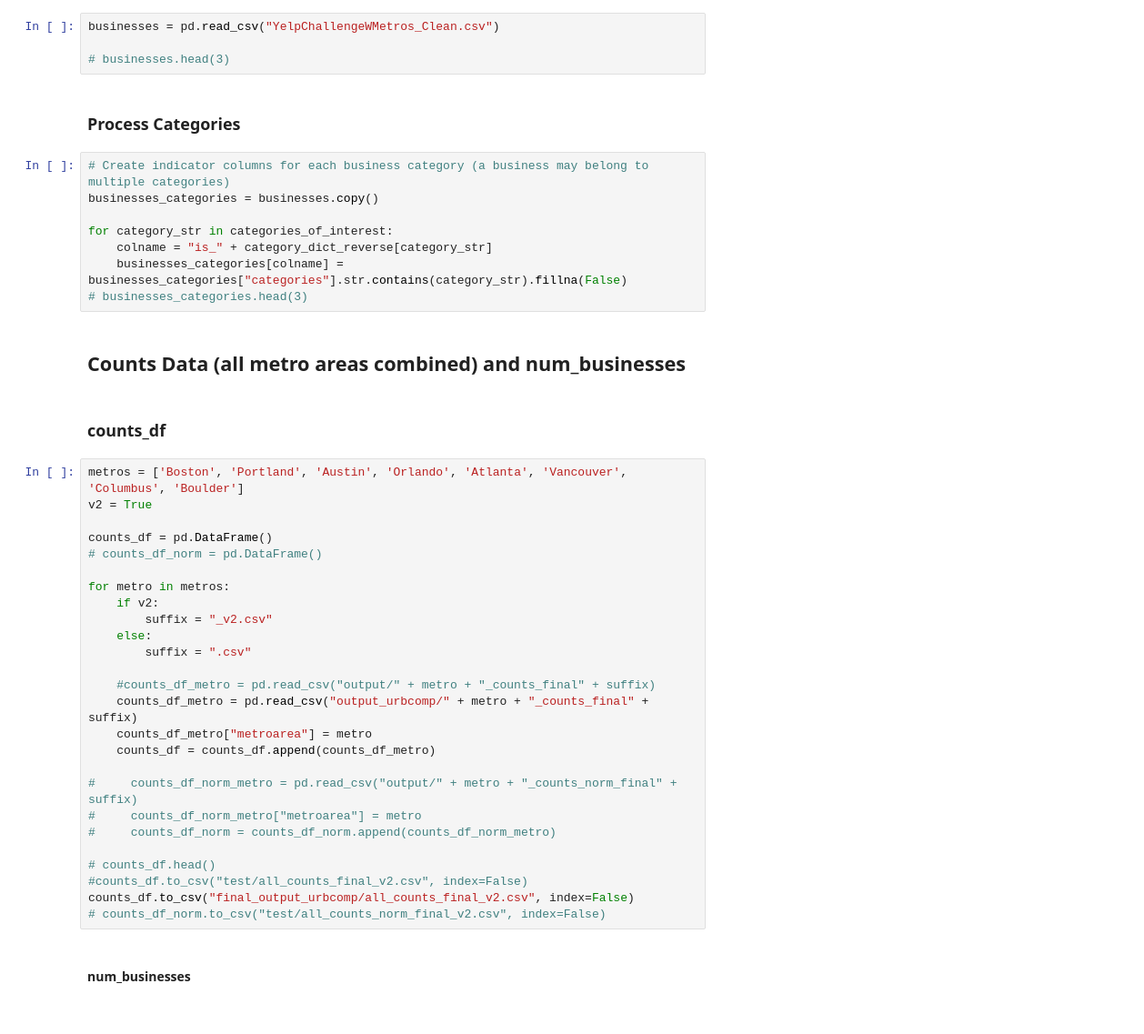
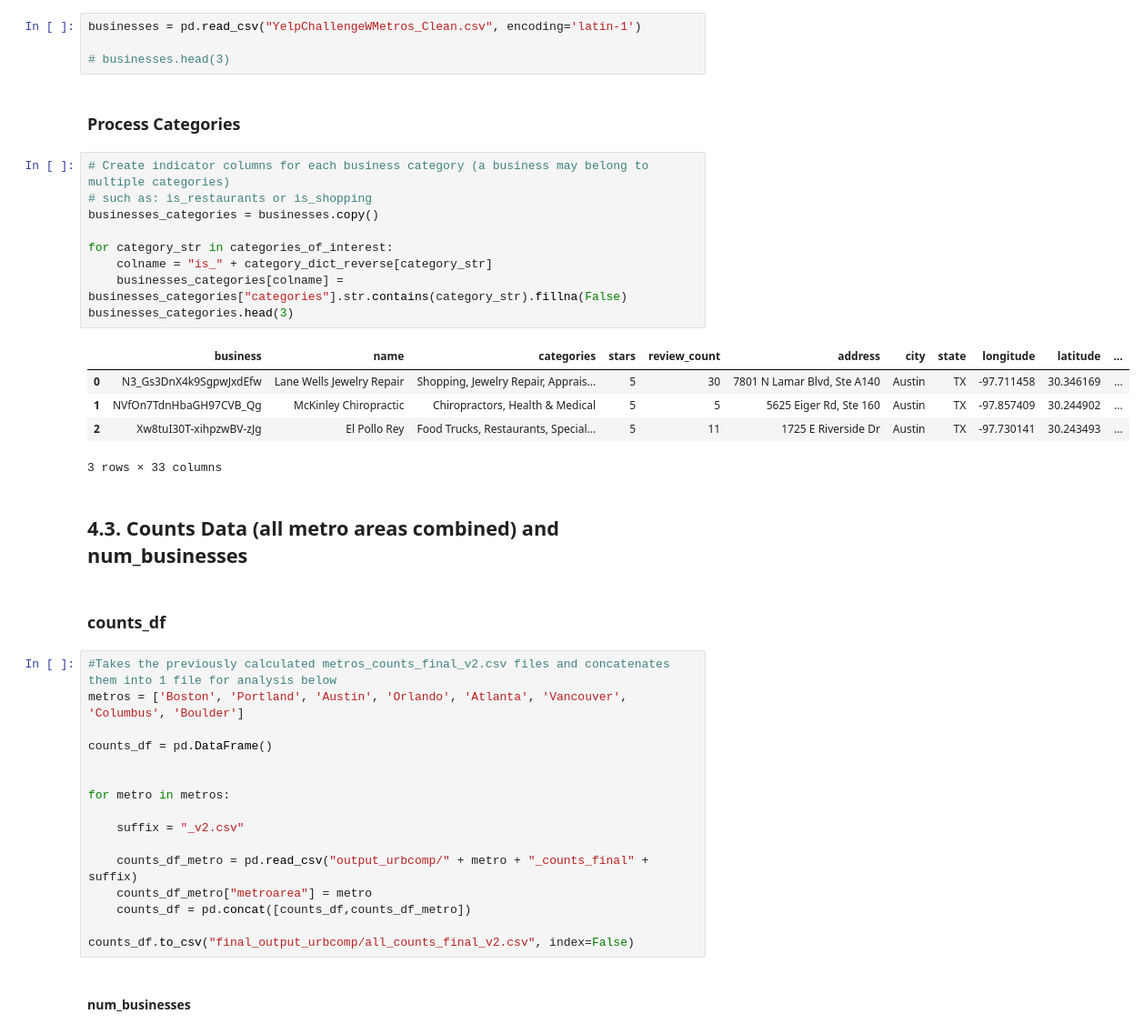
Before and after one commit to caroseca/yelp-relationships-geography, a Jupyter notebook: 04-output-files.ipynb, the cells around one changed output. Shown at 91% size. Saved outputs shown, nothing was run; the diff lists cells and outputs as text.

```diff
--- a/04-output-files.ipynb
+++ b/04-output-files.ipynb
@@ -26,49 +28,46 @@ categories_of_interest = [category_dict[cat] for cat in categories_of_interest_r
 # %% [markdown]
 ### Load Dataset
 # %%
-businesses = pd.read_csv("YelpChallengeWMetros_Clean.csv")
+businesses = pd.read_csv("YelpChallengeWMetros_Clean.csv", encoding='latin-1')
 
 # businesses.head(3)
 # %% [markdown]
 ### Process Categories
 # %%
 # Create indicator columns for each business category (a business may belong to multiple categories)
+# such as: is_restaurants or is_shopping
 businesses_categories = businesses.copy()
 
 for category_str in categories_of_interest:
     colname = "is_" + category_dict_reverse[category_str]
     businesses_categories[colname] = businesses_categories["categories"].str.contains(category_str).fillna(False)
-# businesses_categories.head(3)
+businesses_categories.head(3)
+# %% [output]
+|  | business | name | categories | stars | review_count | address | city | state | longitude | latitude | ... |
+| 0 | N3_Gs3DnX4k9SgpwJxdEfw | Lane Wells Jewelry Repair | Shopping, Jewelry Repair, Apprais... | 5 | 30 | 7801 N Lamar Blvd, Ste A140 | Austin | TX | -97.711458 | 30.346169 | ... |
+| 1 | NVfOn7TdnHbaGH97CVB_Qg | McKinley Chiropractic | Chiropractors, Health & Medical | 5 | 5 | 5625 Eiger Rd, Ste 160 | Austin | TX | -97.857409 | 30.244902 | ... |
+| 2 | Xw8tuI30T-xihpzwBV-zJg | El Pollo Rey | Food Trucks, Restaurants, Special... | 5 | 11 | 1725 E Riverside Dr | Austin | TX | -97.730141 | 30.243493 | ... |
+3 rows × 33 columns
 # %% [markdown]
-## Counts Data (all metro areas combined) and num_businesses
+## 4.3. Counts Data (all metro areas combined) and num_businesses
 # %% [markdown]
 ### counts_df
 # %%
+#Takes the previously calculated metros_counts_final_v2.csv files and concatenates them into 1 file for analysis below
 metros = ['Boston', 'Portland', 'Austin', 'Orlando', 'Atlanta', 'Vancouver', 'Columbus', 'Boulder']
-v2 = True
 
 counts_df = pd.DataFrame()
-# counts_df_norm = pd.DataFrame()
+
 
 for metro in metros:
-    if v2:
-        suffix = "_v2.csv"
-    else:
-        suffix = ".csv"
 
-    #counts_df_metro = pd.read_csv("output/" + metro + "_counts_final" + suffix)
+    suffix = "_v2.csv"
+
     counts_df_metro = pd.read_csv("output_urbcomp/" + metro + "_counts_final" + suffix)
     counts_df_metro["metroarea"] = metro
-    counts_df = counts_df.append(counts_df_metro)
+    counts_df = pd.concat([counts_df,counts_df_metro])
 
-#     counts_df_norm_metro = pd.read_csv("output/" + metro + "_counts_norm_final" + suffix)
-#     counts_df_norm_metro["metroarea"] = metro
-#     counts_df_norm = counts_df_norm.append(counts_df_norm_metro)
-
-# counts_df.head()
-#counts_df.to_csv("test/all_counts_final_v2.csv", index=False)
 counts_df.to_csv("final_output_urbcomp/all_counts_final_v2.csv", index=False)
-# counts_df_norm.to_csv("test/all_counts_norm_final_v2.csv", index=False)
 # %% [markdown]
 #### num_businesses
 # %%
```
Also changed, not shown: parts of 16 cells of this notebook, 3 other files.
